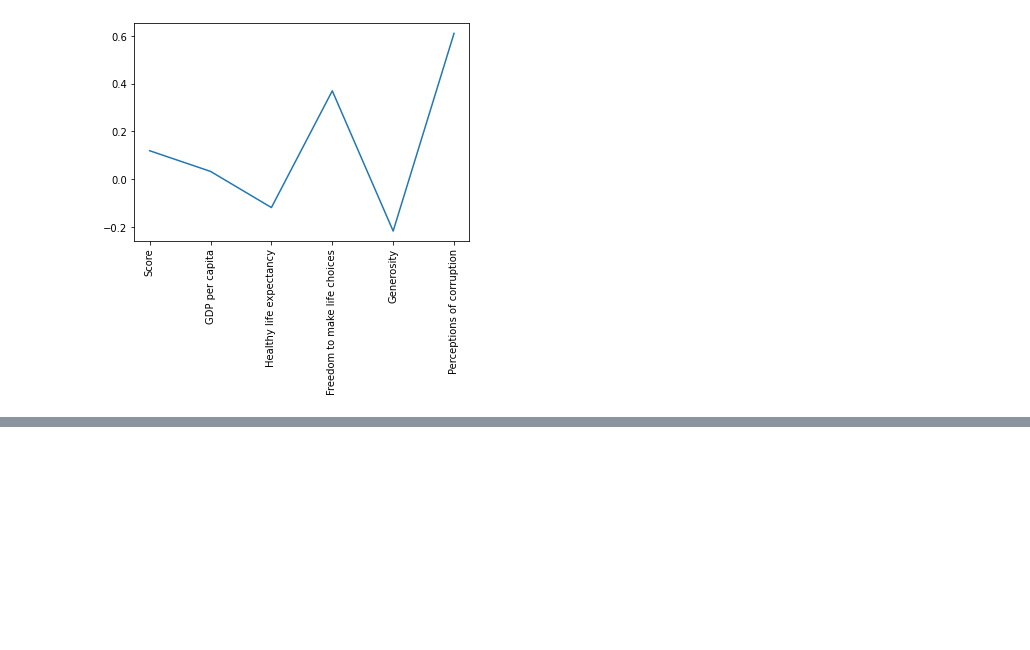
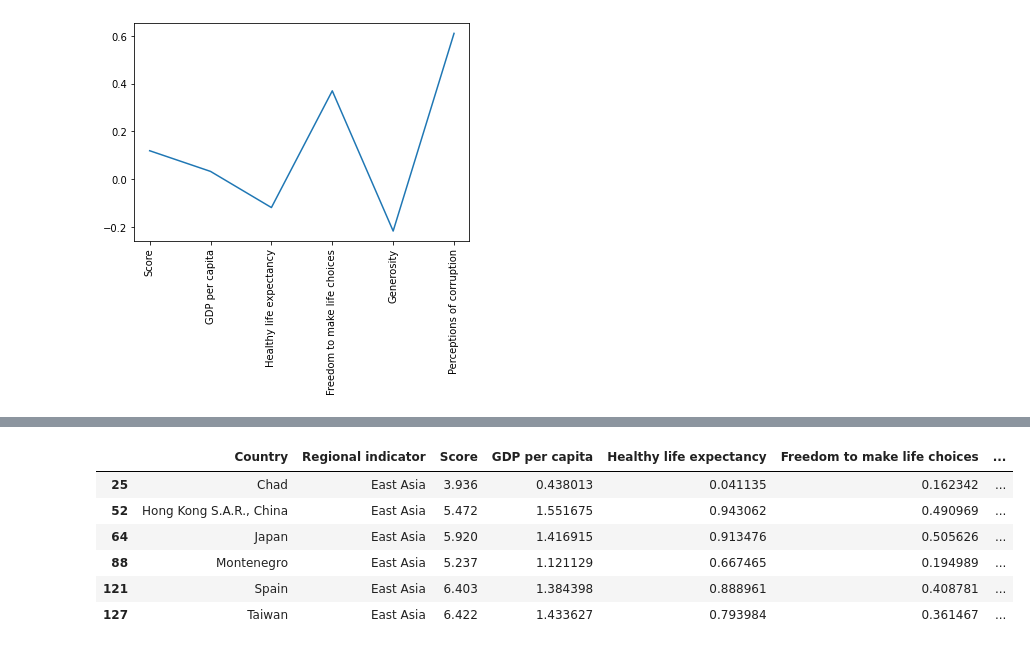
Before and after one commit to Sim-mi-gyeong/DataAnalysis, a Jupyter notebook: TermProject09_Before_and_After_COVID_19.ipynb, the cells around one changed output, grey strips where cells are left out. Saved outputs shown, nothing was run; the diff lists cells and outputs as text; code cells hidden in the pictures; blank space fills up the shorter version.

```diff
--- a/TermProject09_Before_and_After_COVID_19.ipynb
+++ b/TermProject09_Before_and_After_COVID_19.ipynb
@@ -175,0 +210,10 @@ mean_diff
+# %%
+East_Asia2017
+# %% [output]
+|  | Country | Regional indicator | Score | GDP per capita | Healthy life expectancy | Freedom to make life choices | ... |
+| 25 | Chad | East Asia | 3.936 | 0.438013 | 0.041135 | 0.162342 | ... |
+| 52 | Hong Kong S.A.R., China | East Asia | 5.472 | 1.551675 | 0.943062 | 0.490969 | ... |
+| 64 | Japan | East Asia | 5.920 | 1.416915 | 0.913476 | 0.505626 | ... |
+| 88 | Montenegro | East Asia | 5.237 | 1.121129 | 0.667465 | 0.194989 | ... |
+| 121 | Spain | East Asia | 6.403 | 1.384398 | 0.888961 | 0.408781 | ... |
+| 127 | Taiwan | East Asia | 6.422 | 1.433627 | 0.793984 | 0.361467 | ... |
```
Also changed, not shown: parts of 9 cells of this notebook.
